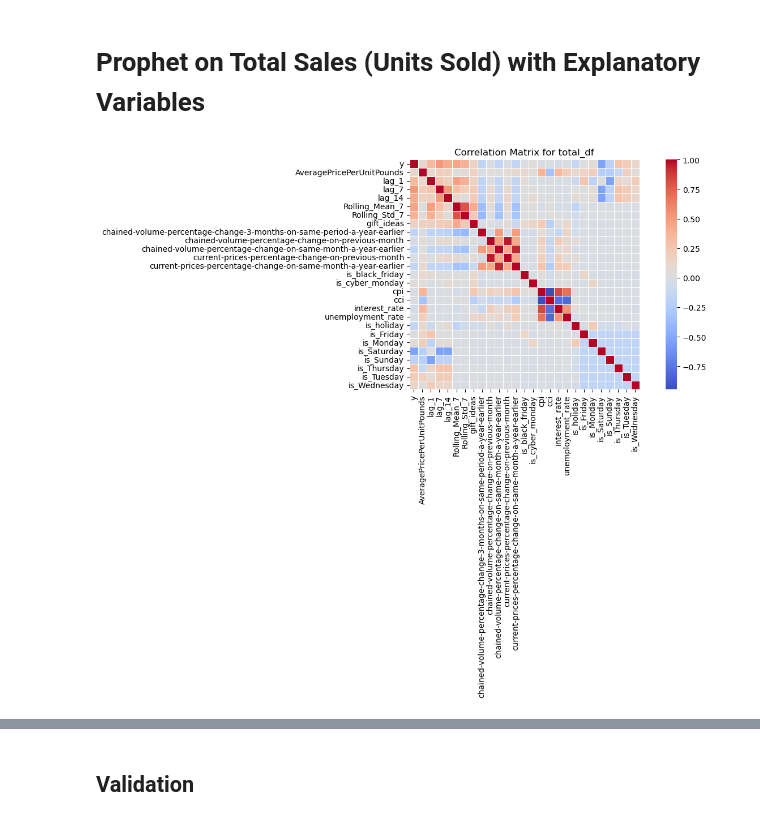
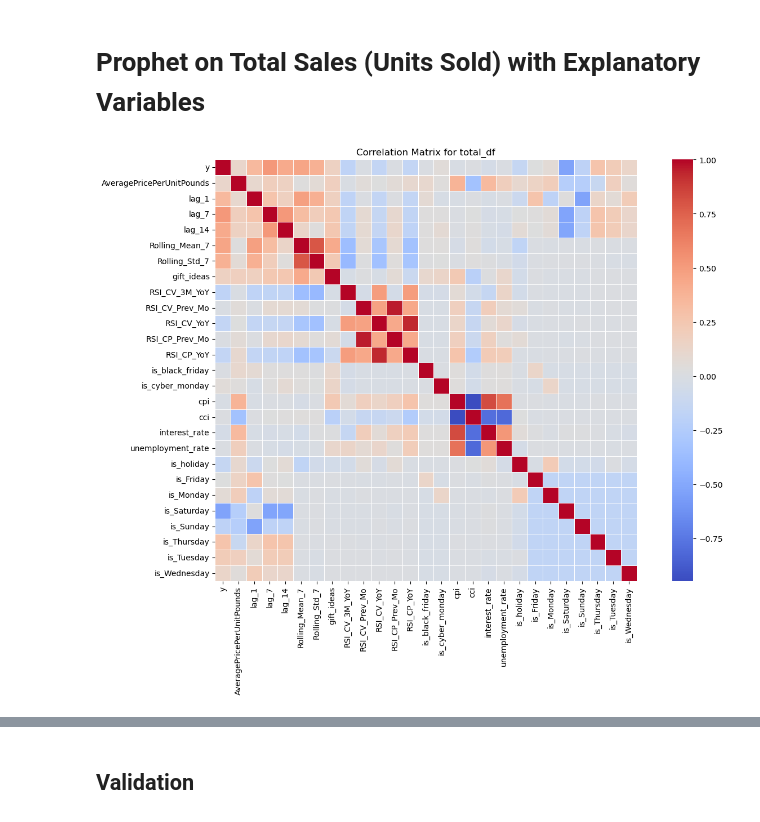
Before and after one commit to luizvalle/ieor4578_project2, a Jupyter notebook: notebooks/prophet/prophet_total_with_best_explanatory.ipynb, the cells around one changed output, grey strips where cells are left out. Drawn from its saved outputs; the diff is of its cells as text; code cells hidden in the pictures.

```diff
--- a/notebooks/prophet/prophet_total_with_best_explanatory.ipynb
+++ b/notebooks/prophet/prophet_total_with_best_explanatory.ipynb
@@ -49,16 +49,24 @@ total_df = total_df.merge(explanatory_df, on='date', how='left')
 # %%
 bool_cols = total_df.select_dtypes(include='bool').columns
 total_df[bool_cols] = total_df[bool_cols].astype(int)
 
-corr_matrix = total_df.corr(numeric_only=True)
+rename_map = {
+    'chained-volume-percentage-change-3-months-on-same-period-a-year-earlier': 'RSI_CV_3M_YoY',
+    'chained-volume-percentage-change-on-previous-month': 'RSI_CV_Prev_Mo',
+    'chained-volume-percentage-change-on-same-month-a-year-earlier': 'RSI_CV_YoY',
+    'current-prices-percentage-change-on-previous-month': 'RSI_CP_Prev_Mo',
+    'current-prices-percentage-change-on-same-month-a-year-earlier': 'RSI_CP_YoY'
+}
+
+corr_matrix = total_df.rename(columns=rename_map).corr(numeric_only=True)
 
 plt.figure(figsize=(14, 10))
 sns.heatmap(corr_matrix, annot=False, fmt=".2f", cmap="coolwarm", square=True, linewidths=0.5)
 plt.title("Correlation Matrix for total_df")
 plt.tight_layout()
 plt.show()
 # %% [output]
-[figure, old version]
+[figure, new version]
 # %%
 y_corr = corr_matrix['y'].drop('y').sort_values(ascending=False)
 y_corr
```
Also changed, not shown: parts of 3 cells of this notebook, 6 other files.
